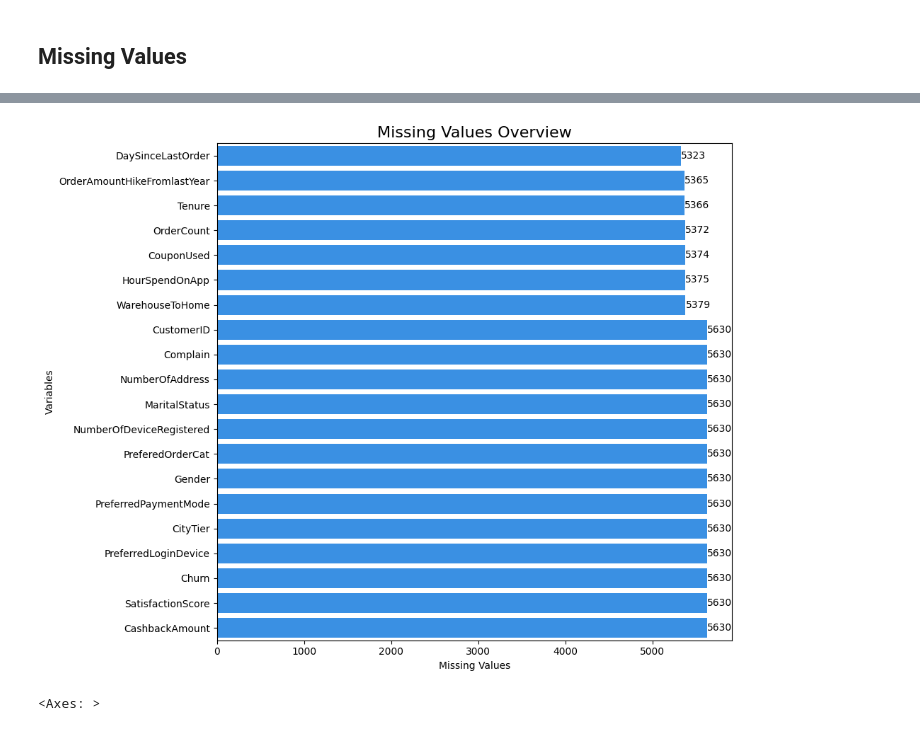
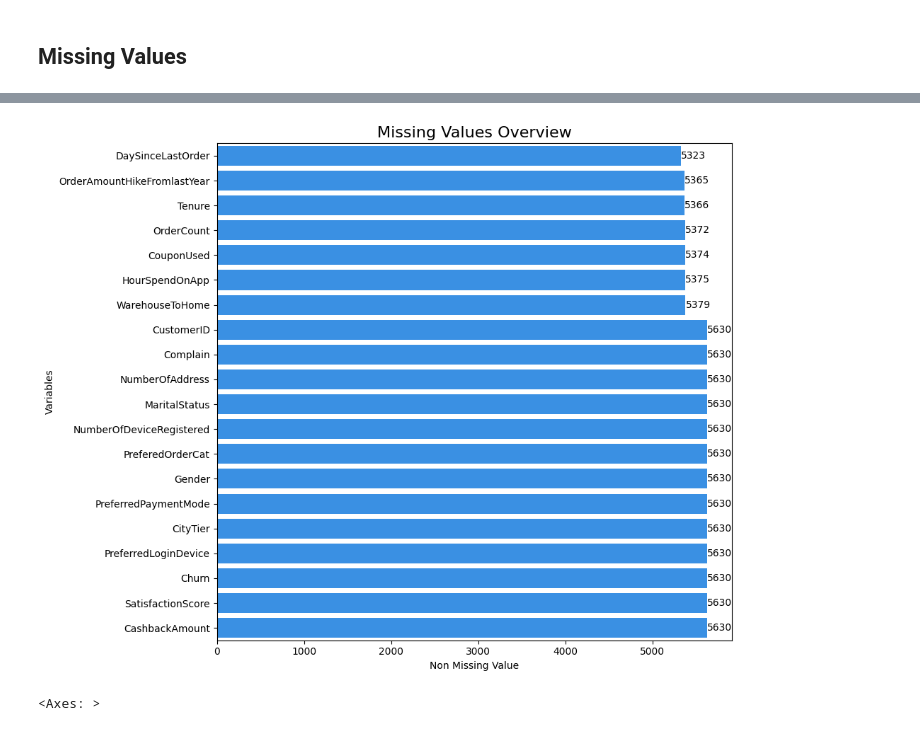
Before and after one commit to tasiamdln/E_Commerce_Churn_Analysis_ML, a Jupyter notebook: E_Commerce_Churn_Classification_and_Data_Analysis.ipynb, the cells around one changed output, grey strips where cells are left out. Cells and saved outputs as stored; diff of their text form; code cells hidden in the pictures.

```diff
--- a/E_Commerce_Churn_Classification_and_Data_Analysis.ipynb
+++ b/E_Commerce_Churn_Classification_and_Data_Analysis.ipynb
@@ -228,21 +220,22 @@ plt.title('Missing Values Overview', fontsize=16);
 # %%
-# number of values per column
+# Jumlah per kolom
 missing_values = pd.DataFrame(df.count()).reset_index()
 missing_values = missing_values.rename(columns={'index':'Variables',
                                         0:'Missing Values'}).sort_values('Missing Values', ascending=True)
 
-# plotting overview
+# Rinkasan untuk Plotting
 plt.figure(figsize=(10,8))
 ax = sns.barplot(missing_values, y='Variables', x='Missing Values', color='dodgerblue')
 
 for index, value in enumerate(missing_values['Missing Values']):
     plt.text(value, index, str(value), ha='left', va='center', fontsize=10)
 
 plt.title('Missing Values Overview', fontsize=16)
+plt.xlabel('Non Missing Value')
 
 plt.tight_layout();
 # %% [output]
-[figure, old version]
+[figure, new version]
 # %%
 msno.matrix(df)
 # %% [output]
```
Also changed, not shown: parts of 20 cells of this notebook.
